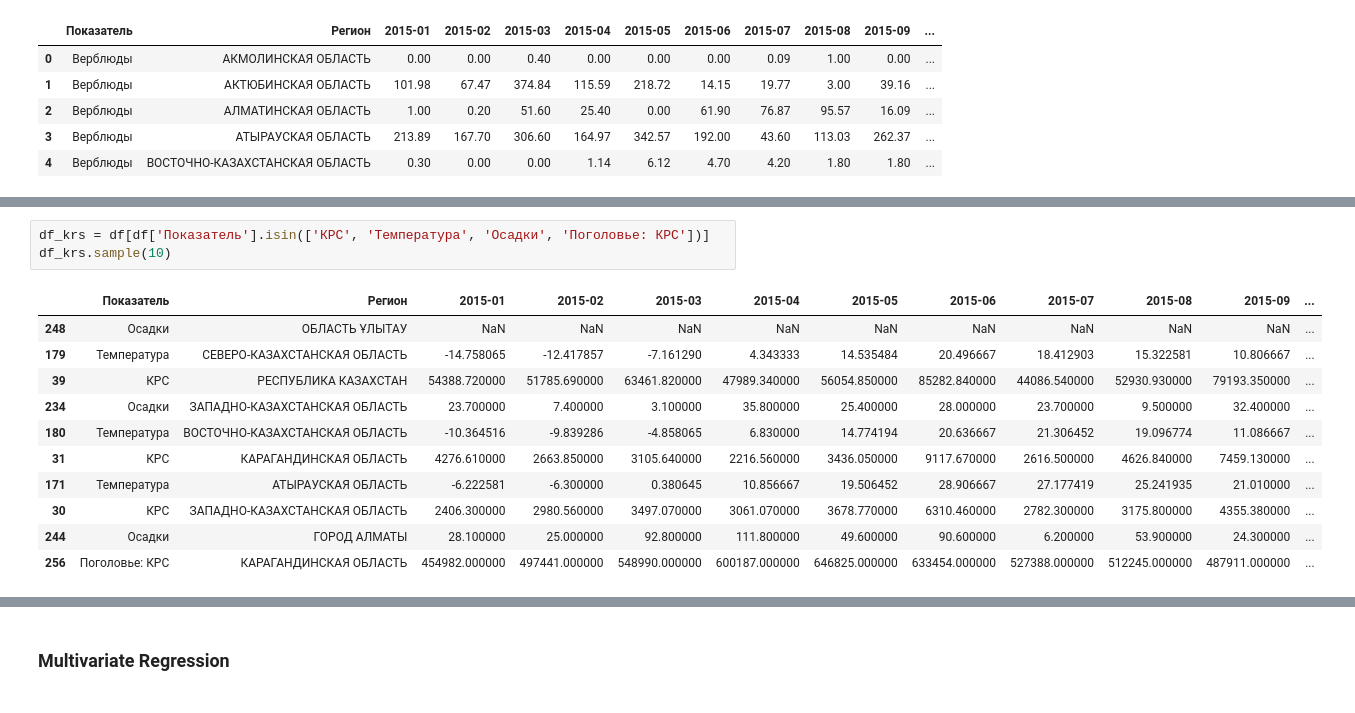
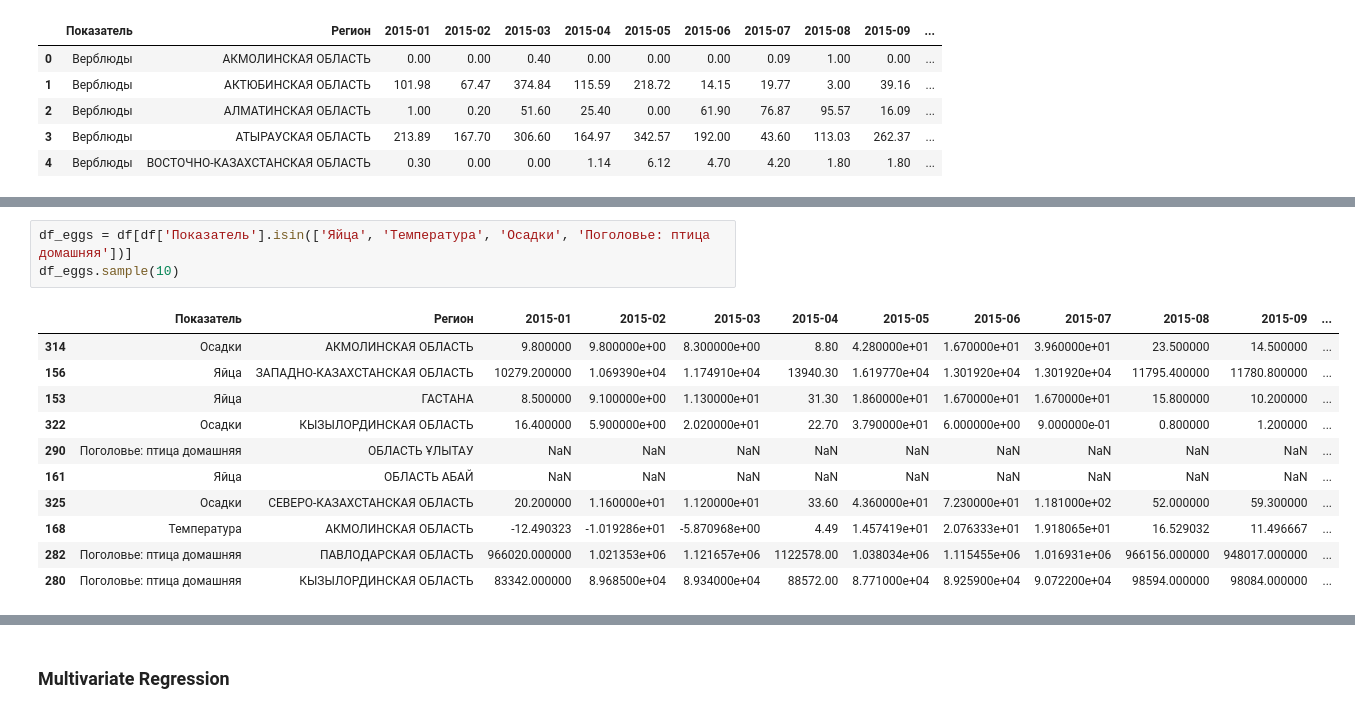
Before and after one commit to Madi147/ICC, a Jupyter notebook: Models/Яйца/Models_яйца.ipynb, the cells around one changed output, grey strips where cells are left out. Cells and saved outputs as stored; diff of their text form.

Commit message:
added яйца

```diff
--- a/Models/Яйца/Models_яйца.ipynb
+++ b/Models/Яйца/Models_яйца.ipynb
@@ -43,17 +49,17 @@ df.head(5)
 # %%
-df_krs = df[df['Показатель'].isin(['КРС', 'Температура', 'Осадки', 'Поголовье: КРС'])]
-df_krs.sample(10)
+df_eggs = df[df['Показатель'].isin(['Яйца', 'Температура', 'Осадки', 'Поголовье: птица домашняя'])]
+df_eggs.sample(10)
 # %% [output]
 |  | Показатель | Регион | 2015-01 | 2015-02 | 2015-03 | 2015-04 | 2015-05 | 2015-06 | 2015-07 | 2015-08 | 2015-09 | ... |
-| 248 | Осадки | ОБЛАСТЬ ҰЛЫТАУ | NaN | NaN | NaN | NaN | NaN | NaN | NaN | NaN | NaN | ... |
-| 179 | Температура | СЕВЕРО-КАЗАХСТАНСКАЯ ОБЛАСТЬ | -14.758065 | -12.417857 | -7.161290 | 4.343333 | 14.535484 | 20.496667 | 18.412903 | 15.322581 | 10.806667 | ... |
-| 39 | КРС | РЕСПУБЛИКА КАЗАХСТАН | 54388.720000 | 51785.690000 | 63461.820000 | 47989.340000 | 56054.850000 | 85282.840000 | 44086.540000 | 52930.930000 | 79193.350000 | ... |
-| 234 | Осадки | ЗАПАДНО-КАЗАХСТАНСКАЯ ОБЛАСТЬ | 23.700000 | 7.400000 | 3.100000 | 35.800000 | 25.400000 | 28.000000 | 23.700000 | 9.500000 | 32.400000 | ... |
-| 180 | Температура | ВОСТОЧНО-КАЗАХСТАНСКАЯ ОБЛАСТЬ | -10.364516 | -9.839286 | -4.858065 | 6.830000 | 14.774194 | 20.636667 | 21.306452 | 19.096774 | 11.086667 | ... |
-| 31 | КРС | КАРАГАНДИНСКАЯ ОБЛАСТЬ | 4276.610000 | 2663.850000 | 3105.640000 | 2216.560000 | 3436.050000 | 9117.670000 | 2616.500000 | 4626.840000 | 7459.130000 | ... |
-| 171 | Температура | АТЫРАУСКАЯ ОБЛАСТЬ | -6.222581 | -6.300000 | 0.380645 | 10.856667 | 19.506452 | 28.906667 | 27.177419 | 25.241935 | 21.010000 | ... |
-| 30 | КРС | ЗАПАДНО-КАЗАХСТАНСКАЯ ОБЛАСТЬ | 2406.300000 | 2980.560000 | 3497.070000 | 3061.070000 | 3678.770000 | 6310.460000 | 2782.300000 | 3175.800000 | 4355.380000 | ... |
-| 244 | Осадки | ГОРОД АЛМАТЫ | 28.100000 | 25.000000 | 92.800000 | 111.800000 | 49.600000 | 90.600000 | 6.200000 | 53.900000 | 24.300000 | ... |
-| 256 | Поголовье: КРС | КАРАГАНДИНСКАЯ ОБЛАСТЬ | 454982.000000 | 497441.000000 | 548990.000000 | 600187.000000 | 646825.000000 | 633454.000000 | 527388.000000 | 512245.000000 | 487911.000000 | ... |
+| 314 | Осадки | АКМОЛИНСКАЯ ОБЛАСТЬ | 9.800000 | 9.800000e+00 | 8.300000e+00 | 8.80 | 4.280000e+01 | 1.670000e+01 | 3.960000e+01 | 23.500000 | 14.500000 | ... |
+| 156 | Яйца | ЗАПАДНО-КАЗАХСТАНСКАЯ ОБЛАСТЬ | 10279.200000 | 1.069390e+04 | 1.174910e+04 | 13940.30 | 1.619770e+04 | 1.301920e+04 | 1.301920e+04 | 11795.400000 | 11780.800000 | ... |
+| 153 | Яйца | ГАСТАНА | 8.500000 | 9.100000e+00 | 1.130000e+01 | 31.30 | 1.860000e+01 | 1.670000e+01 | 1.670000e+01 | 15.800000 | 10.200000 | ... |
+| 322 | Осадки | КЫЗЫЛОРДИНСКАЯ ОБЛАСТЬ | 16.400000 | 5.900000e+00 | 2.020000e+01 | 22.70 | 3.790000e+01 | 6.000000e+00 | 9.000000e-01 | 0.800000 | 1.200000 | ... |
+| 290 | Поголовье: птица домашняя | ОБЛАСТЬ ҰЛЫТАУ | NaN | NaN | NaN | NaN | NaN | NaN | NaN | NaN | NaN | ... |
+| 161 | Яйца | ОБЛАСТЬ АБАЙ | NaN | NaN | NaN | NaN | NaN | NaN | NaN | NaN | NaN | ... |
+| 325 | Осадки | СЕВЕРО-КАЗАХСТАНСКАЯ ОБЛАСТЬ | 20.200000 | 1.160000e+01 | 1.120000e+01 | 33.60 | 4.360000e+01 | 7.230000e+01 | 1.181000e+02 | 52.000000 | 59.300000 | ... |
+| 168 | Температура | АКМОЛИНСКАЯ ОБЛАСТЬ | -12.490323 | -1.019286e+01 | -5.870968e+00 | 4.49 | 1.457419e+01 | 2.076333e+01 | 1.918065e+01 | 16.529032 | 11.496667 | ... |
+| 282 | Поголовье: птица домашняя | ПАВЛОДАРСКАЯ ОБЛАСТЬ | 966020.000000 | 1.021353e+06 | 1.121657e+06 | 1122578.00 | 1.038034e+06 | 1.115455e+06 | 1.016931e+06 | 966156.000000 | 948017.000000 | ... |
+| 280 | Поголовье: птица домашняя | КЫЗЫЛОРДИНСКАЯ ОБЛАСТЬ | 83342.000000 | 8.968500e+04 | 8.934000e+04 | 88572.00 | 8.771000e+04 | 8.925900e+04 | 9.072200e+04 | 98594.000000 | 98084.000000 | ... |
 # %%
 # Step 1: Pivot to wide format (each indicator becomes columns of periods)
```
Also changed, not shown: parts of 11 cells of this notebook, 6 other files.
